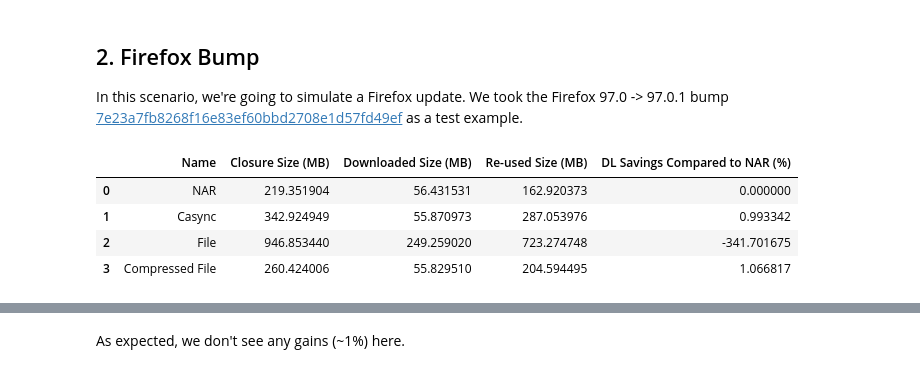
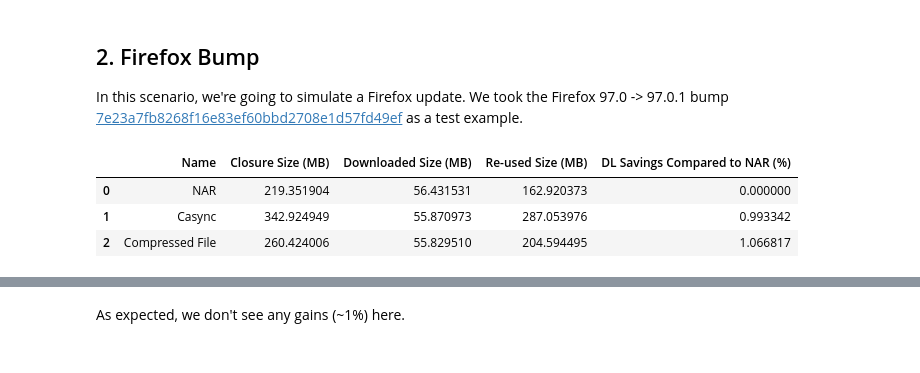
Before and after one commit to picnoir/nix-guix-substitution-benchmark, a Jupyter notebook: analysis-notebook/Analysis.ipynb, the cells around one changed output, grey strips where cells are left out. Saved outputs shown, nothing was run; the diff lists cells and outputs as text; code cells hidden in the pictures.

```diff
--- a/analysis-notebook/Analysis.ipynb
+++ b/analysis-notebook/Analysis.ipynb
@@ -80,7 +85,7 @@ We're going to evaluate the 3 following substitution techniques:
 
 Note: we're using NixOS/Nixpkgs for all these benchmarks. However, since Guix currently use the same substitution mechanism, you can safely assume the same conclusions holds true for it as well.
 # %%
-def analyse_benchmark_results(i):
+def analyse_benchmark_results(i, file):
     """
     Analyse a benchmark results.
 
@@ -126,14 +131,22 @@ def analyse_benchmark_results(i):
     compressed_file_dl_size = _compressed_file_merged.loc[_compressed_file_merged["_merge"]=="left_only"]["Size_after"].sum()
     compressed_file_reused_size = _compressed_file_merged.loc[_compressed_file_merged["_merge"]=="both"]["Size_after"].sum()
     compressed_file_nar_savings = (nar_dl_size - compressed_file_dl_size) / nar_dl_size
-
-    return pd.DataFrame( data = {
-        "Name": ["NAR", "Casync", "File", "Compressed File"],
-        "Closure Size (MB)": [toMb(nar_closure_size), toMb(casync_closure_size), toMb(file_closure_size), toMb(compressed_file_closure_size)],
-        "Downloaded Size (MB)": [toMb(nar_dl_size), toMb(casync_dl_size), toMb(file_dl_size), toMb(compressed_file_dl_size)],
-        "Re-used Size (MB)": [toMb(nar_reused_size), toMb(casync_reused_size), toMb(file_reused_size), toMb(compressed_file_reused_size)],
-        "DL Savings Compared to NAR (%)": [nar_nar_savings * 100, casync_nar_savings * 100, file_nar_savings * 100, compressed_file_nar_savings * 100]
-    })
+    if file:
+        return pd.DataFrame( data = {
+            "Name": ["NAR", "Casync", "File", "Compressed File"],
+            "Closure Size (MB)": [toMb(nar_closure_size), toMb(casync_closure_size), toMb(file_closure_size), toMb(compressed_file_closure_size)],
+            "Downloaded Size (MB)": [toMb(nar_dl_size), toMb(casync_dl_size), toMb(file_dl_size), toMb(compressed_file_dl_size)],
+            "Re-used Size (MB)": [toMb(nar_reused_size), toMb(casync_reused_size), toMb(file_reused_size), toMb(compressed_file_reused_size)],
+            "DL Savings Compared to NAR (%)": [nar_nar_savings * 100, casync_nar_savings * 100, file_nar_savings * 100, compressed_file_nar_savings * 100]
+        })
+    else:
+        return pd.DataFrame( data = {
+            "Name": ["NAR", "Casync", "Compressed File"],
+            "Closure Size (MB)": [toMb(nar_closure_size), toMb(casync_closure_size), toMb(compressed_file_closure_size)],
+            "Downloaded Size (MB)": [toMb(nar_dl_size), toMb(casync_dl_size), toMb(compressed_file_dl_size)],
+            "Re-used Size (MB)": [toMb(nar_reused_size), toMb(casync_reused_size), toMb(compressed_file_reused_size)],
+            "DL Savings Compared to NAR (%)": [nar_nar_savings * 100, casync_nar_savings * 100, compressed_file_nar_savings * 100]
+        })
 
 def gen_perf_pie(dataframe, key):
     idx=mass_rebuild_results.query(f'Name == "{key}"').index[0]
@@ -174,12 +187,11 @@ We can see a massive performance gain for both Casync (48.4%) and xz-compressed
 
 In this scenario, we're going to simulate a Firefox update. We took the Firefox 97.0 -> 97.0.1 bump [7e23a7fb8268f16e83ef60bbd2708e1d57fd49ef](https://github.com/NixOS/nixpkgs/commit/7e23a7fb8268f16e83ef60bbd2708e1d57fd49ef) as a test example.
 # %%
-firefox_bump_results = analyse_benchmark_results(b["firefoxBump"])
+firefox_bump_results = analyse_benchmark_results(b["firefoxBump"], False)
 firefox_bump_results
 # %% [output]
 |  | Name | Closure Size (MB) | Downloaded Size (MB) | Re-used Size (MB) | DL Savings Compared to NAR (%) |
 | 0 | NAR | 219.351904 | 56.431531 | 162.920373 | 0.000000 |
 | 1 | Casync | 342.924949 | 55.870973 | 287.053976 | 0.993342 |
-| 2 | File | 946.853440 | 249.259020 | 723.274748 | -341.701675 |
-| 3 | Compressed File | 260.424006 | 55.829510 | 204.594495 | 1.066817 |
+| 2 | Compressed File | 260.424006 | 55.829510 | 204.594495 | 1.066817 |
 # %%
```
Also changed, not shown: parts of 12 cells of this notebook, 3 other files.
